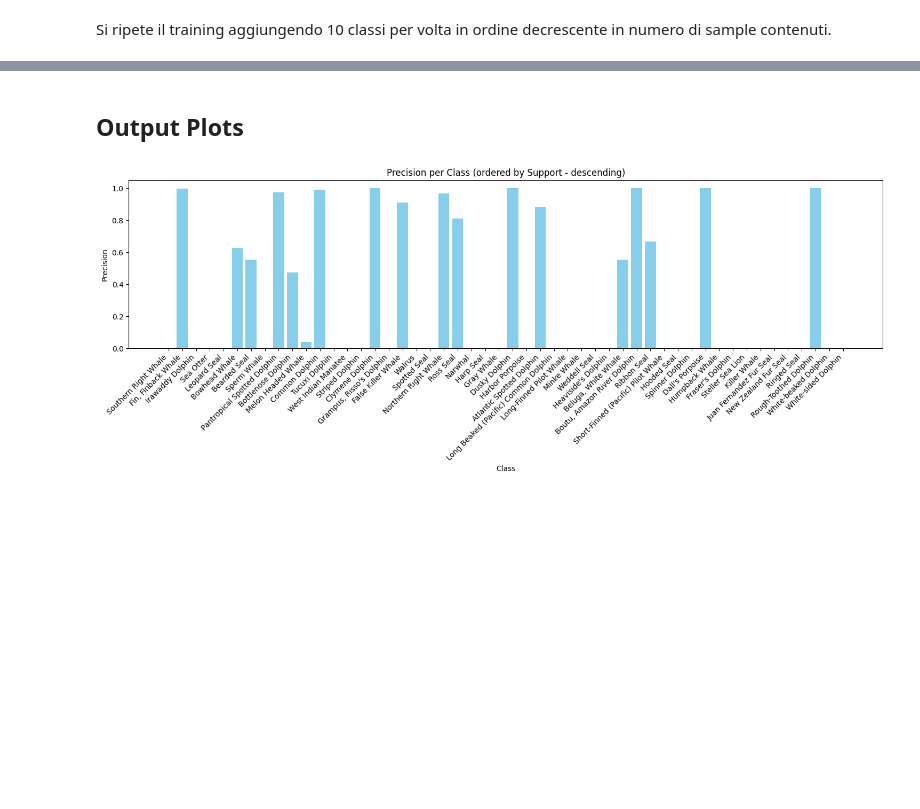
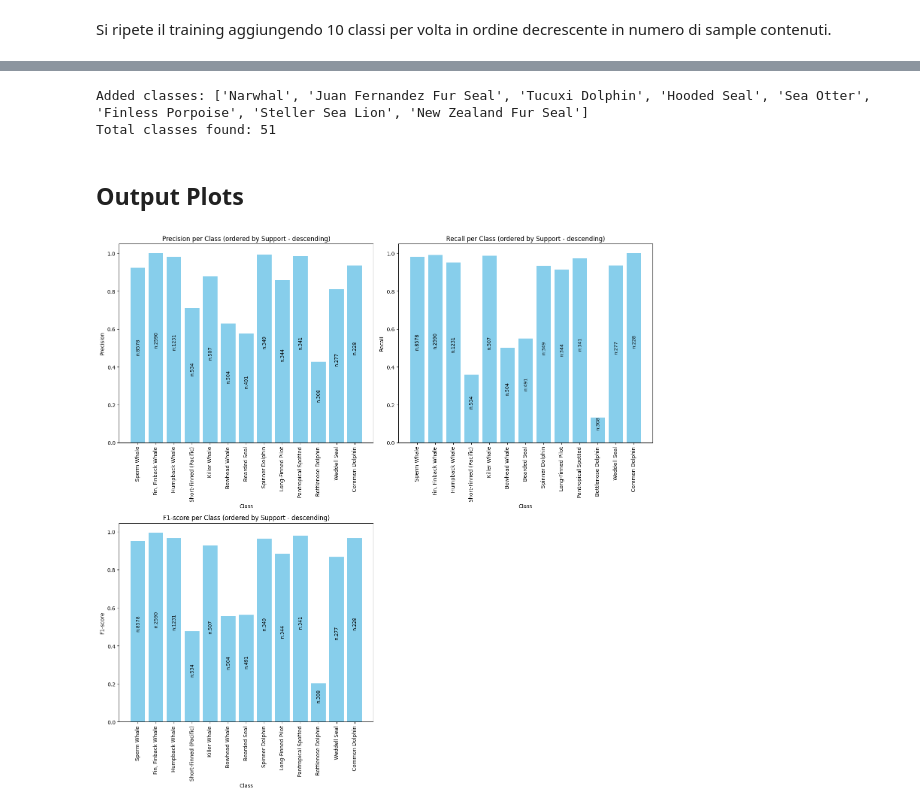
Before and after one commit to VerzaElisa/FewShotLearning, a Jupyter notebook: main.ipynb, the cells around one changed output, grey strips where cells are left out. Saved outputs shown, nothing was run; the diff lists cells and outputs as text; code cells hidden in the pictures; blank space fills up the shorter version.

Commit message:
Generati i grafici  delle metriche per classe

```diff
--- a/main.ipynb
+++ b/main.ipynb
@@ -79,6 +96,9 @@ n_classes_plus_30 = train_routine(count_df, PATIENCE, SPLIT_PERC, DATA_DIR, (w,
 # %%
 #Fino all'ultima classe
-n_classes_plus_rem = train_routine(count_df, PATIENCE, SPLIT_PERC, DATA_DIR, (w, h), (n_classes_plus_30, 10), to_train=True)
+n_classes_plus_rem = train_routine(count_df, PATIENCE, SPLIT_PERC, DATA_DIR, (w, h), (n_classes_plus_30, 10), to_train=TO_TRAIN)
+# %% [output]
+Added classes: ['Narwhal', 'Juan Fernandez Fur Seal', 'Tucuxi Dolphin', 'Hooded Seal', 'Sea Otter', 'Finless Porpoise', 'Steller Sea Lion', 'New Zealand Fur Seal']
+Total classes found: 51
 # %% [markdown]
 ## Output Plots
 # %%
@@ -105,14 +150,8 @@ classes_df.to_csv('merged_metrics.csv', index=False)
 # %%
-plt.figure(figsize=(15, 6))
-
+curr_metrics_date = '01-09_merged_metrics'
+classes_df = pd.read_csv(os.path.join(MODELS_METRICS_DIR, curr_metrics_date, f'{n_classes_1000}_merged_metrics.csv'))
 classes_df_sorted = classes_df.sort_values(by='support', ascending=False)
-
-plt.bar(classes_df_sorted['label'], classes_df_sorted['precision'], color="#87CEEB")
-plt.xlabel('Class')
-plt.xticks(rotation=45, ha='right')
-plt.ylabel('Precision')
-plt.title('Precision per Class (ordered by Support - descending)')
-plt.tight_layout()
+fig = metrics_plot_builder(classes_df_sorted)
 plt.show()
 # %% [output]
-[figure, old version]
+[figure, new version]
```
Also changed, not shown: parts of 11 cells of this notebook, 20 other files.
